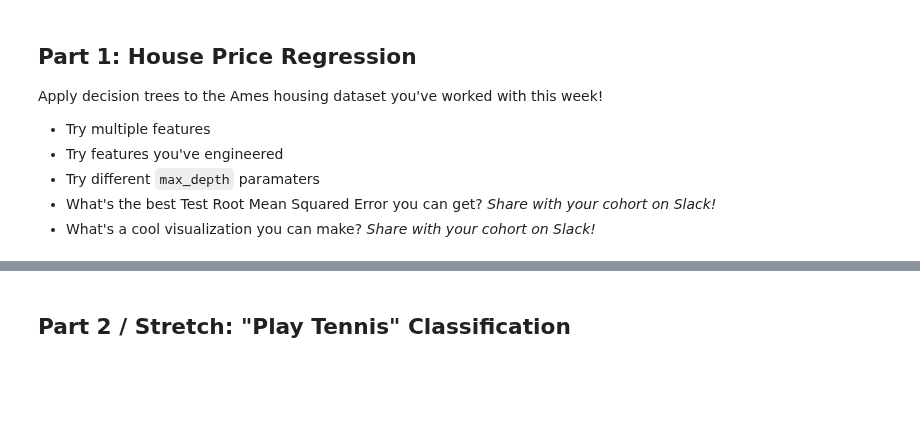
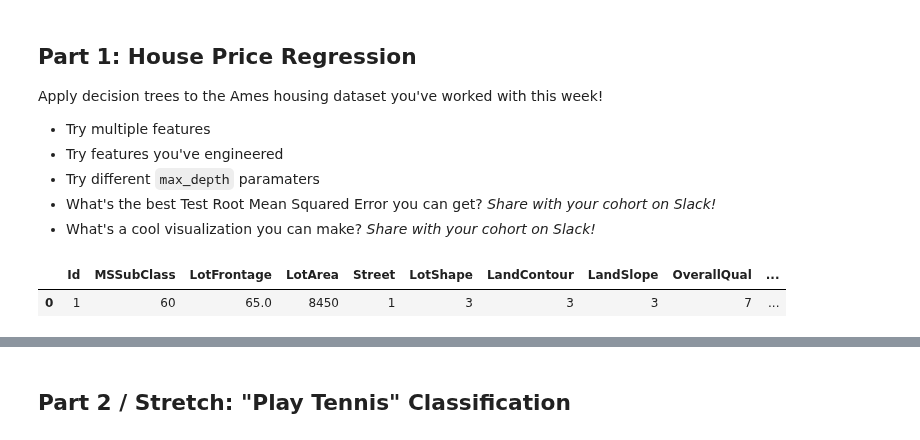
Before and after one commit to LambdaSchool/DS-Unit-2-Sprint-2-Regression, a Jupyter notebook: module4-decision-trees/LS_DS_411A_Decision_Trees_Assignment.ipynb, the cells around one changed output, grey strips where cells are left out. Cells and saved outputs as stored; diff of their text form; code cells hidden in the pictures; blank space fills up the shorter version.

```diff
--- a/module4-decision-trees/LS_DS_411A_Decision_Trees_Assignment.ipynb
+++ b/module4-decision-trees/LS_DS_411A_Decision_Trees_Assignment.ipynb
@@ -16,0 +28,34 @@ Apply decision trees to the Ames housing dataset you've worked with this week!
+# %%
+#Copy and paste code for importing and basic cleaning on the ames data
+pd.set_option('max_columns', 100)
+df = pd.read_csv('https://raw.githubusercontent.com/ryanleeallred/datasets/master/Ames%20Housing%20Data/train.csv')
+
+df['LotFrontage'] = df['LotFrontage'].fillna(df['LotFrontage'].mean())
+df = df.dropna(subset=['GarageYrBlt','MasVnrArea'])
+cat_vals = {'Gd':4, 'TA':2, 'Ex':5, 'Fa':3, np.NaN:0,'Po':1}
+df['BsmtQual'] = df['BsmtQual'].replace(cat_vals)
+df['ExterQual'] = df['ExterQual'].replace(cat_vals)
+df['PoolQC'] = df['PoolQC'].replace(cat_vals)
+df['HeatingQC'] = df['HeatingQC'].replace(cat_vals)
+df['KitchenQual'] = df['KitchenQual'].replace(cat_vals)
+df['FireplaceQu'] = df['FireplaceQu'].replace(cat_vals)
+df['GarageQual'] = df['GarageQual'].replace(cat_vals)
+df['ExterCond'] = df['ExterCond'].replace(cat_vals)
+df['BsmtCond'] = df['BsmtCond'].replace(cat_vals)
+df['GarageCond'] = df['GarageCond'].replace(cat_vals)
+df['GarageFinish'] = df['GarageFinish'].replace({'Fin':2,'RFn':1,np.NaN:0,'Unf':-1})
+df['PavedDrive'] = df['PavedDrive'].replace({'Y':1,'P':0,'N':-1})
+df['LandSlope'] = df['LandSlope'].replace({'Gtl':3,'Mod':2,'Sev':1})
+df['CentralAir'] = df['CentralAir'].replace({'Y':1,'N':0})
+df['Electrical'] = df['Electrical'].replace({'SBrkr':3,'FuseA':2,'FuseF':1,'FuseP':0,'Mix':2.5,np.NaN:2.5})
+df['Foundation'] = df['Foundation'].replace({'Slab':5,'PConc':4,'CBlock':3,'Stone':2,'BrkTil':1,'Wood':0})
+df['Street'] = df['Street'].replace({'Grvl':0,'Pave':1})
+df['LandContour'] = df['LandContour'].replace({'Lvl':3,'Bnk':2,'HLS':1,'Low':0})
+df['LotShape'] = df['LotShape'].replace({'Reg':3,'IR1':2,'IR2':1,'IR3':0})
+df['ln_SalePrice'] = np.log(df['SalePrice'])
+df = df[df.describe().columns]
+
+df.head(1)
+# %% [output]
+|  | Id | MSSubClass | LotFrontage | LotArea | Street | LotShape | LandContour | LandSlope | OverallQual | ... |
+| 0 | 1 | 60 | 65.0 | 8450 | 1 | 3 | 3 | 3 | 7 | ... |
```
Also changed, not shown: parts of 10 cells of this notebook.
